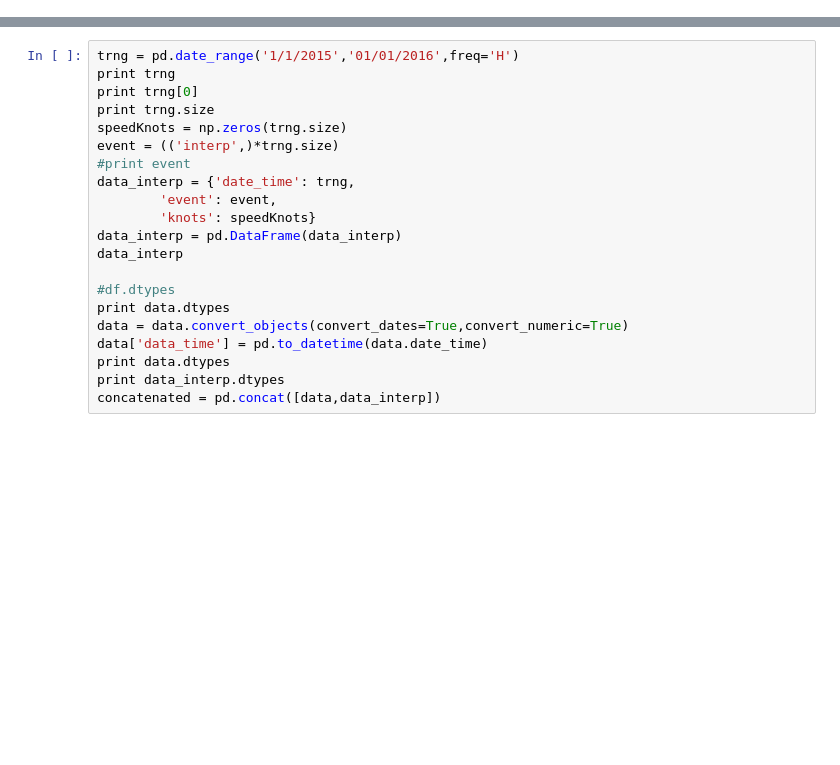
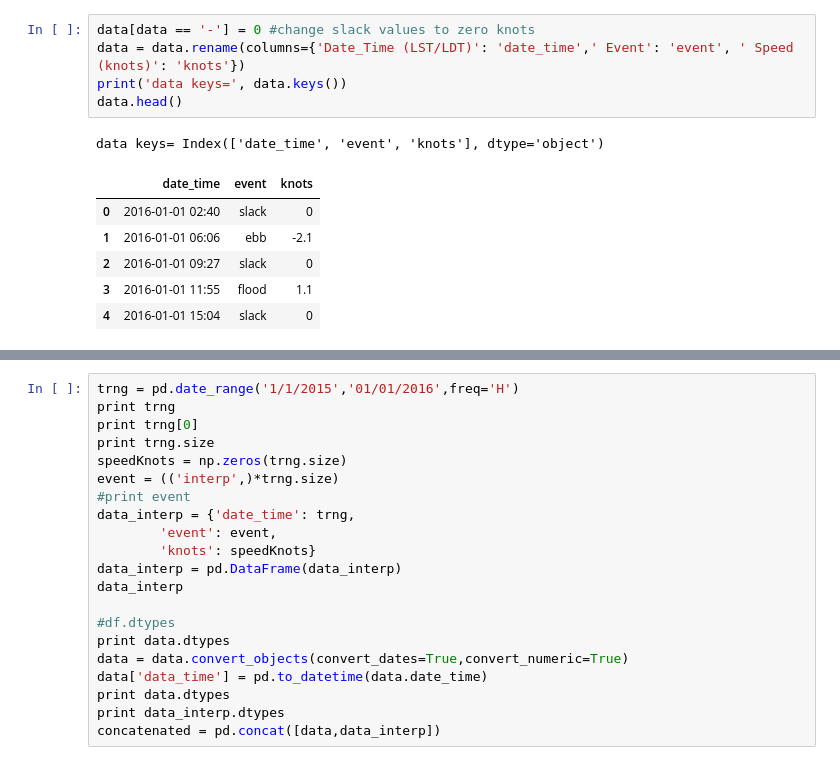
Before and after one commit to btq/nyc_waterways_viz, a Jupyter notebook: python/noaaCurrentScraper.ipynb, the cells around one changed output, grey strips where cells are left out. Drawn from its saved outputs; the diff is of its cells as text; blank space fills up the shorter version.

```diff
--- a/python/noaaCurrentScraper.ipynb
+++ b/python/noaaCurrentScraper.ipynb
@@ -102,0 +53,13 @@ dtype: object
+# %%
+data[data == '-'] = 0 #change slack values to zero knots
+data = data.rename(columns={'Date_Time (LST/LDT)': 'date_time',' Event': 'event', ' Speed (knots)': 'knots'})
+print('data keys=', data.keys())
+data.head()
+# %% [output]
+data keys= Index(['date_time', 'event', 'knots'], dtype='object')
+|  | date_time | event | knots |
+| 0 | 2016-01-01 02:40 | slack | 0 |
+| 1 | 2016-01-01 06:06 | ebb | -2.1 |
+| 2 | 2016-01-01 09:27 | slack | 0 |
+| 3 | 2016-01-01 11:55 | flood | 1.1 |
+| 4 | 2016-01-01 15:04 | slack | 0 |
```
Also changed, not shown: parts of 8 cells of this notebook.
